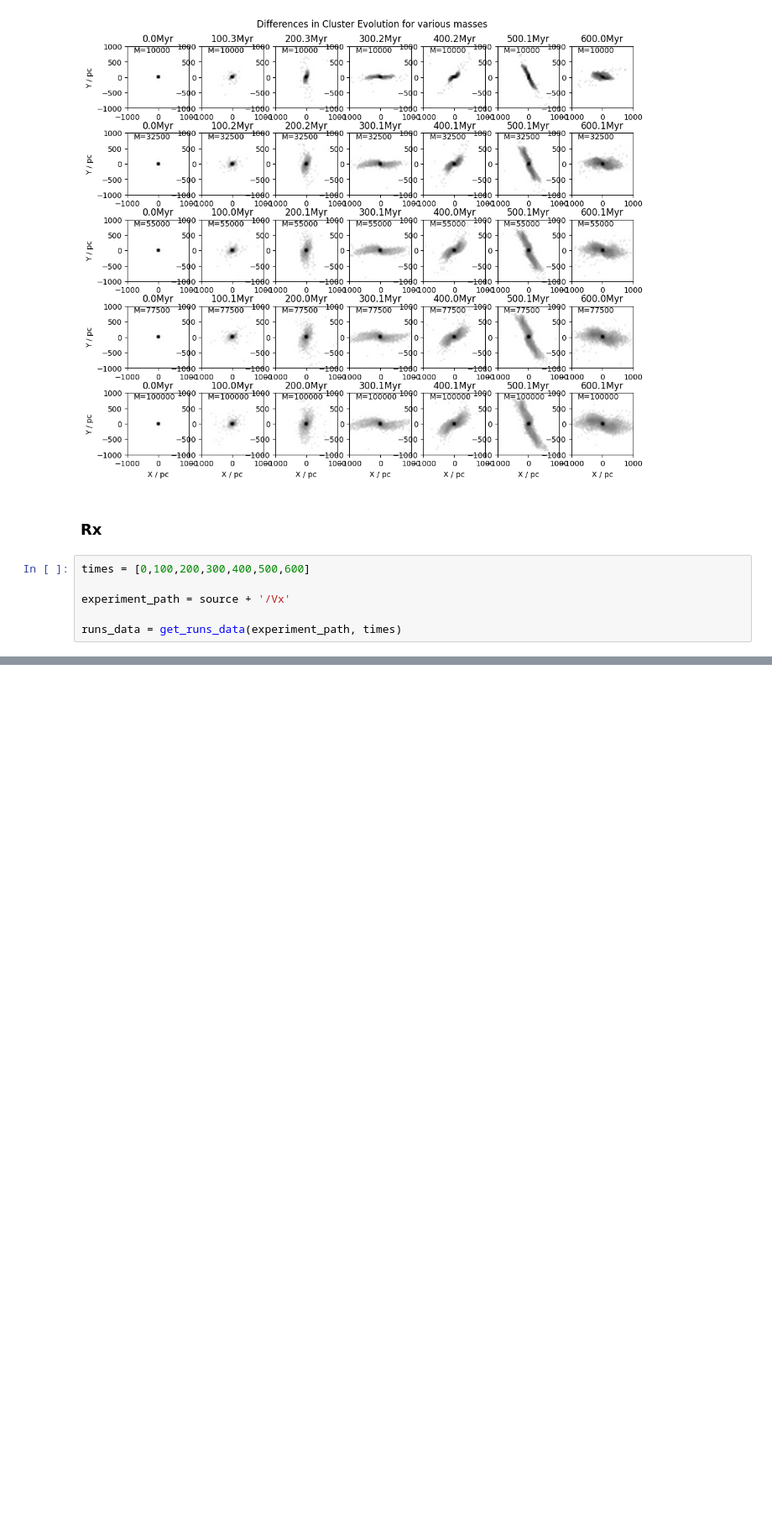
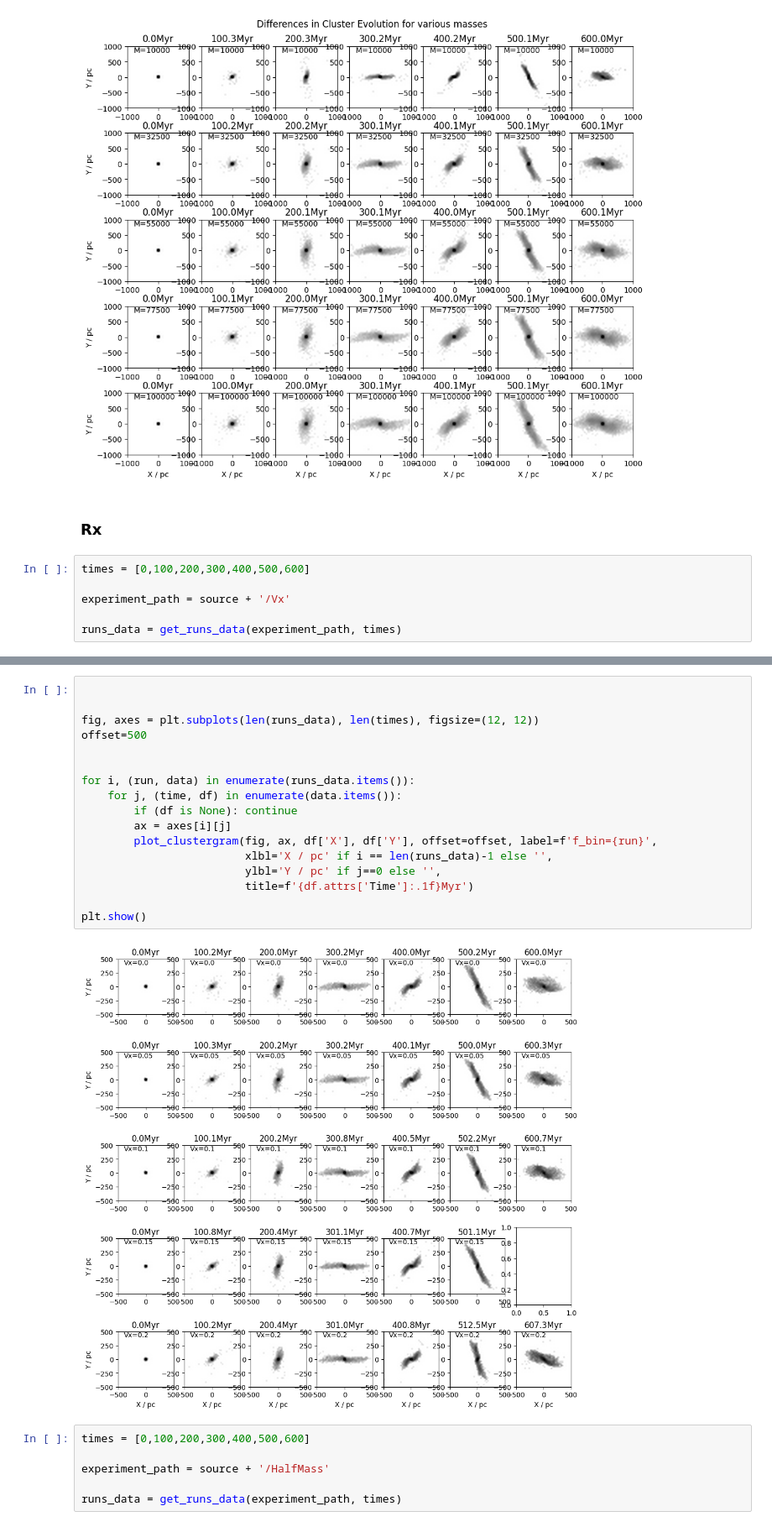
Before and after one commit to RSPicken2/stellar-streams, a Jupyter notebook: GlobularClusters.ipynb, the cells around one changed output, grey strips where cells are left out. Shown at 84% size. Saved outputs shown, nothing was run; the diff lists cells and outputs as text; blank space fills up the shorter version.

```diff
--- a/GlobularClusters.ipynb
+++ b/GlobularClusters.ipynb
@@ -247,0 +236,25 @@ plt.show()
+# %%
+
+
+fig, axes = plt.subplots(len(runs_data), len(times), figsize=(12, 12))
+offset=500
+
+
+for i, (run, data) in enumerate(runs_data.items()):
+    for j, (time, df) in enumerate(data.items()):
+        if (df is None): continue
+        ax = axes[i][j]
+        plot_clustergram(fig, ax, df['X'], df['Y'], offset=offset, label=f'f_bin={run}',
+                         xlbl='X / pc' if i == len(runs_data)-1 else '',
+                         ylbl='Y / pc' if j==0 else '',
+                         title=f'{df.attrs['Time']:.1f}Myr')
+
+plt.show()
+# %% [output]
+[figure, added]
+# %%
+times = [0,100,200,300,400,500,600]
+
+experiment_path = source + '/HalfMass'
+
+runs_data = get_runs_data(experiment_path, times)
```
Also changed, not shown: parts of 9 cells of this notebook, 4 other files.
